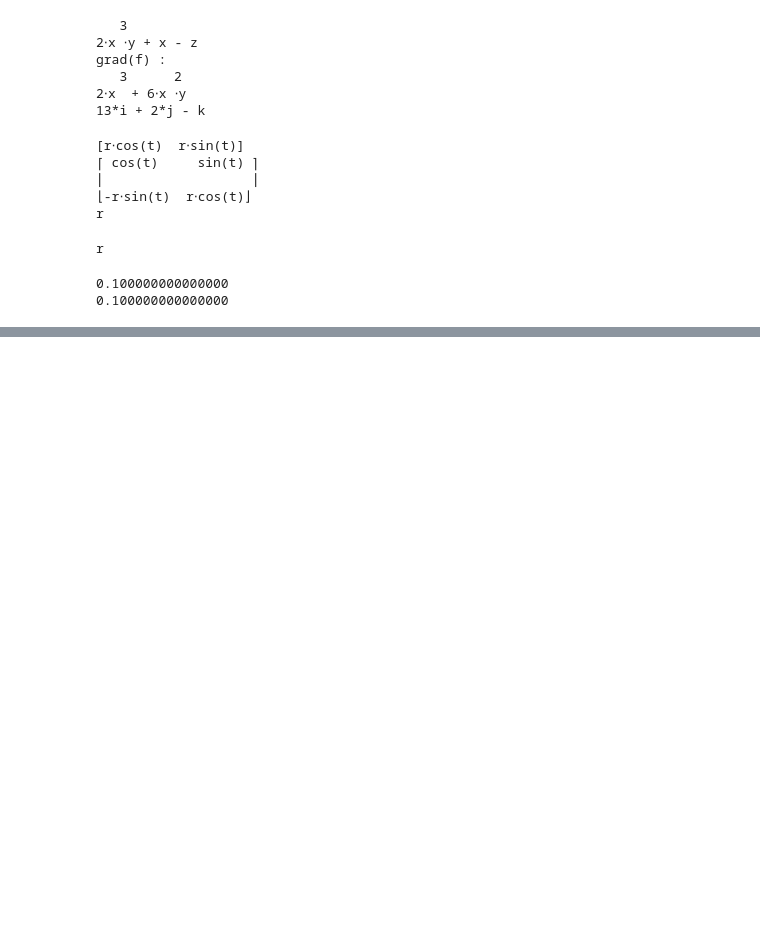
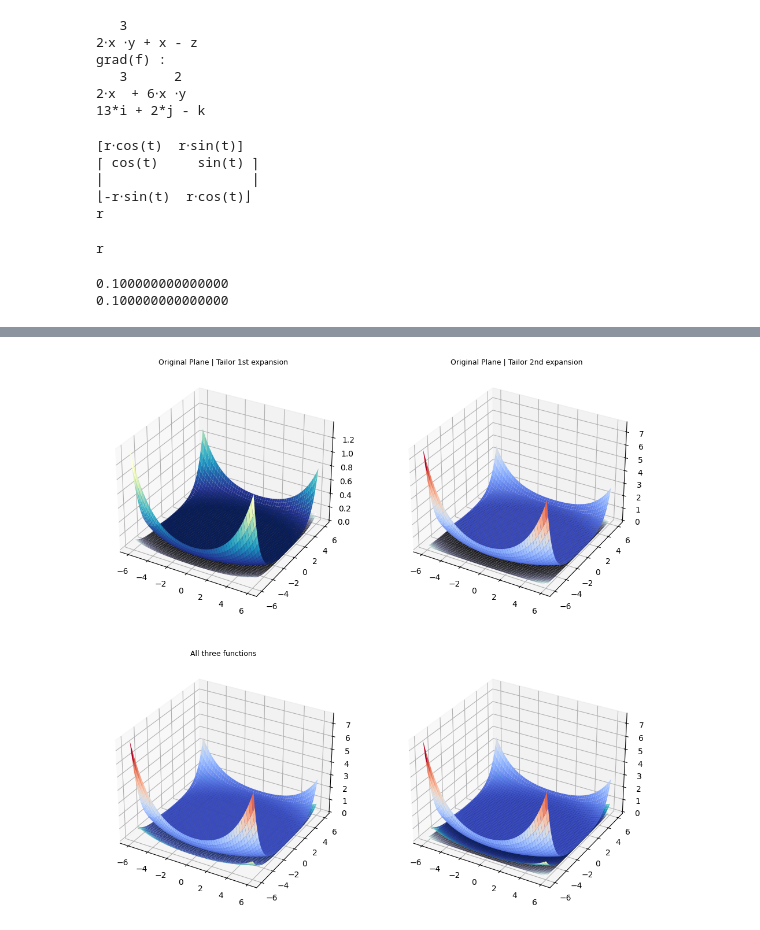
Before and after one commit to Thunboo/MIET_IB, a Jupyter notebook: Calculus 2nd Term/ib_11_Broido_G_07.ipynb, the cells around one changed output, grey strips where cells are left out. Saved outputs shown, nothing was run; the diff lists cells and outputs as text; code cells hidden in the pictures; blank space fills up the shorter version.

```diff
--- a/Calculus 2nd Term/ib_11_Broido_G_07.ipynb
+++ b/Calculus 2nd Term/ib_11_Broido_G_07.ipynb
@@ -226,0 +369,40 @@ plt.show()
+# %%
+# в)
+X = np.linspace(-6, 6, 200)
+Y = np.linspace(-6, 6, 200)
+x, y = np.meshgrid(X, Y)
+z = (x**2 + 2*y**2)**4
+z_1 = 8*x*(x - 1)*(x**2 + 2*y**2)**3 + 16*y*(x**2 + 2*y**2)**3*(y - 2)
+z_2 = 8*x*(x - 1)*(x**2 + 2*y**2)**3 + 16*y*(x**2 + 2*y**2)**3*(y - 2) + (x - 1)*(48*x**2*(x - 1)*(x**2 + 2*y**2)**2 + 96*x*y*(x**2 + 2*y**2)**2*(y - 2) + 8*(x - 1)*(x**2 + 2*y**2)**3)/2 + (y - 2)*(96*x*y*(x - 1)*(x**2 + 2*y**2)**2 + 192*y**2*(x**2 + 2*y**2)**2*(y - 2) + 16*(x**2 + 2*y**2)**3*(y - 2))/2
+
+C = np.linspace(-1, 10, 10)
+X, Y, Z, Z_1, Z_2 = x, y, z, z_1, z_2
+
+fig = plt.figure(figsize = (12, 12))
+ax1 = fig.add_subplot(221, projection = "3d")
+ax2 = fig.add_subplot(222, projection = "3d")
+ax3 = fig.add_subplot(223, projection = "3d")
+ax4 = fig.add_subplot(224, projection = "3d")
+
+surface_orig     = ax1.plot_surface(X, Y, Z, cmap = "bone", linewidth = 0, alpha = .9)
+surface_tailor_1 = ax1.plot_surface(X, Y, Z_1, cmap = cm.YlGnBu_r, linewidth = 0)
+const = ax1.plot(np.ones_like(C), np.ones_like(C), C, linewidth = 5)
+
+surface_orig     = ax2.plot_surface(X, Y, Z, cmap = "bone", linewidth = 0, alpha = .9)
+surface_tailor_2 = ax2.plot_surface(X, Y, Z_2, cmap = "coolwarm", linewidth = 0)
+
+surface_tailor_1 = ax3.plot_surface(X, Y, Z_1, cmap = cm.YlGnBu_r, linewidth = 0, alpha = .9)
+surface_tailor_2 = ax3.plot_surface(X, Y, Z_2, cmap = "coolwarm", linewidth = 0)
+
+surface_orig     = ax4.plot_surface(X, Y, Z, cmap = "bone", linewidth = 0, alpha = 0.9)
+surface_tailor_1 = ax4.plot_surface(X, Y, Z_1, cmap = cm.YlGnBu_r, linewidth = 0)
+surface_tailor_2 = ax4.plot_surface(X, Y, Z_2, cmap = "coolwarm", linewidth = 0)
+
+ax1.set_title("Original Plane | Tailor 1st expansion", fontsize = 9)
+ax2.set_title("Original Plane | Tailor 2nd expansion", fontsize = 9)
+ax3.set_title("Tailor 1st expansion | Tailor 2nd expansion", fontsize = 9)
+ax3.set_title("All three functions", fontsize = 9)
+
+plt.show()
+# %% [output]
+[figure, added]
```
Also changed, not shown: parts of 10 cells of this notebook, 6 other files.
